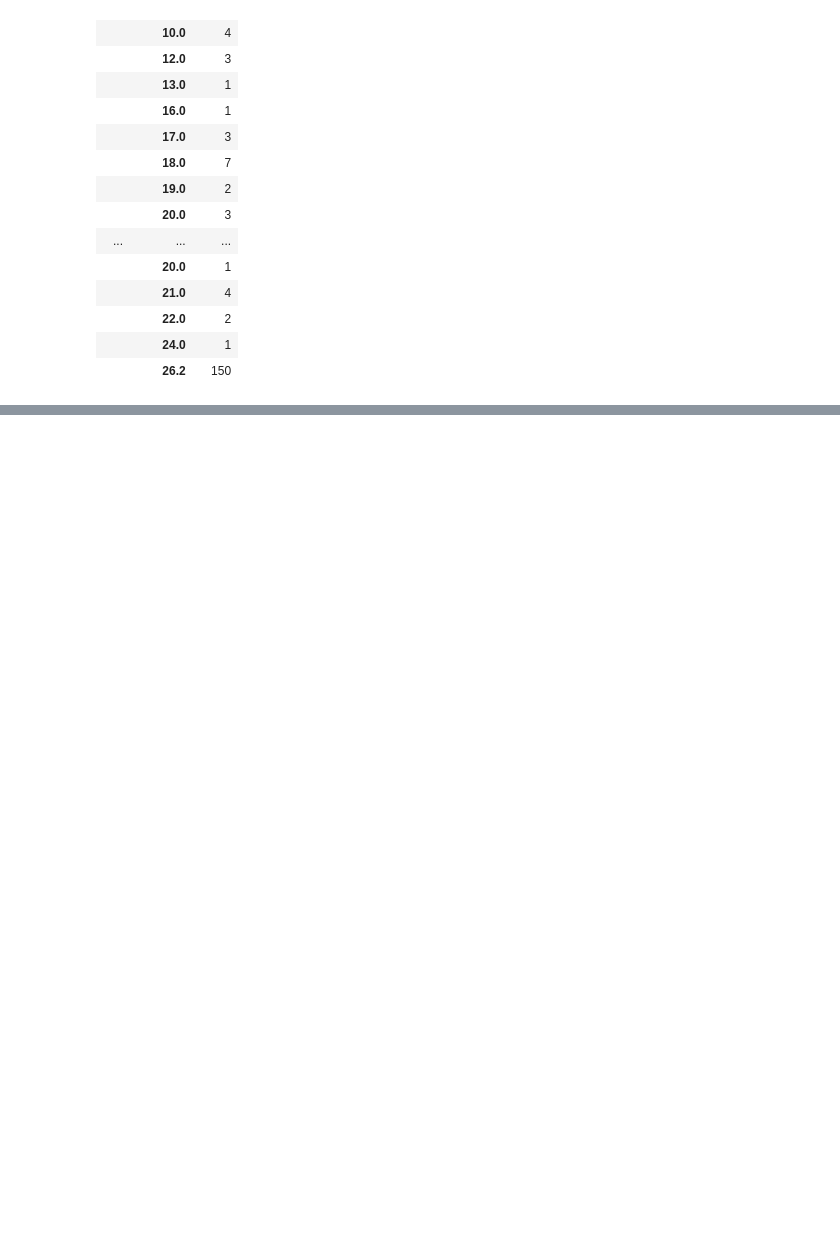
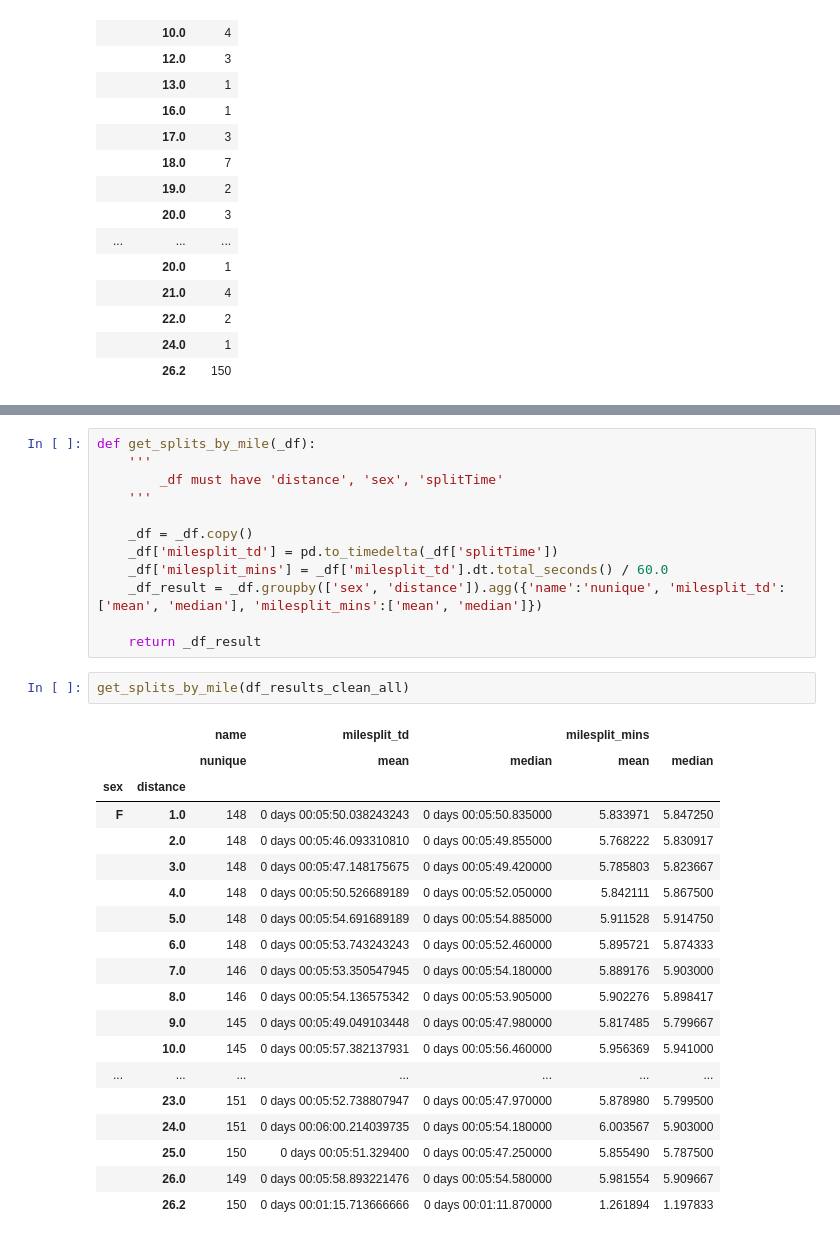
Before and after one commit to syphax/flow-visualizations, a Jupyter notebook: usa-marathon-trials-2024/util/_dev_get_times.ipynb, the cells around one changed output, grey strips where cells are left out. Cells and saved outputs as stored; diff of their text form; blank space fills up the shorter version.

```diff
--- a/usa-marathon-trials-2024/util/_dev_get_times.ipynb
+++ b/usa-marathon-trials-2024/util/_dev_get_times.ipynb
@@ -387,0 +375,34 @@ df_results_runner_detail
+# %%
+def get_splits_by_mile(_df):
+    '''
+        _df must have 'distance', 'sex', 'splitTime'
+    '''
+
+    _df = _df.copy()
+    _df['milesplit_td'] = pd.to_timedelta(_df['splitTime'])
+    _df['milesplit_mins'] = _df['milesplit_td'].dt.total_seconds() / 60.0
+    _df_result = _df.groupby(['sex', 'distance']).agg({'name':'nunique', 'milesplit_td':['mean', 'median'], 'milesplit_mins':['mean', 'median']})
+
+    return _df_result
+# %%
+get_splits_by_mile(df_results_clean_all)
+# %% [output]
+|  |  | name | milesplit_td |  | milesplit_mins |  |
+|  |  | nunique | mean | median | mean | median |
+| sex | distance |  |  |  |  |  |
+| F | 1.0 | 148 | 0 days 00:05:50.038243243 | 0 days 00:05:50.835000 | 5.833971 | 5.847250 |
+|  | 2.0 | 148 | 0 days 00:05:46.093310810 | 0 days 00:05:49.855000 | 5.768222 | 5.830917 |
+|  | 3.0 | 148 | 0 days 00:05:47.148175675 | 0 days 00:05:49.420000 | 5.785803 | 5.823667 |
+|  | 4.0 | 148 | 0 days 00:05:50.526689189 | 0 days 00:05:52.050000 | 5.842111 | 5.867500 |
+|  | 5.0 | 148 | 0 days 00:05:54.691689189 | 0 days 00:05:54.885000 | 5.911528 | 5.914750 |
+|  | 6.0 | 148 | 0 days 00:05:53.743243243 | 0 days 00:05:52.460000 | 5.895721 | 5.874333 |
+|  | 7.0 | 146 | 0 days 00:05:53.350547945 | 0 days 00:05:54.180000 | 5.889176 | 5.903000 |
+|  | 8.0 | 146 | 0 days 00:05:54.136575342 | 0 days 00:05:53.905000 | 5.902276 | 5.898417 |
+|  | 9.0 | 145 | 0 days 00:05:49.049103448 | 0 days 00:05:47.980000 | 5.817485 | 5.799667 |
+|  | 10.0 | 145 | 0 days 00:05:57.382137931 | 0 days 00:05:56.460000 | 5.956369 | 5.941000 |
+| ... | ... | ... | ... | ... | ... | ... |
+|  | 23.0 | 151 | 0 days 00:05:52.738807947 | 0 days 00:05:47.970000 | 5.878980 | 5.799500 |
+|  | 24.0 | 151 | 0 days 00:06:00.214039735 | 0 days 00:05:54.180000 | 6.003567 | 5.903000 |
+|  | 25.0 | 150 | 0 days 00:05:51.329400 | 0 days 00:05:47.250000 | 5.855490 | 5.787500 |
+|  | 26.0 | 149 | 0 days 00:05:58.893221476 | 0 days 00:05:54.580000 | 5.981554 | 5.909667 |
+|  | 26.2 | 150 | 0 days 00:01:15.713666666 | 0 days 00:01:11.870000 | 1.261894 | 1.197833 |
```
Also changed, not shown: parts of 12 cells of this notebook, 4 other files.
